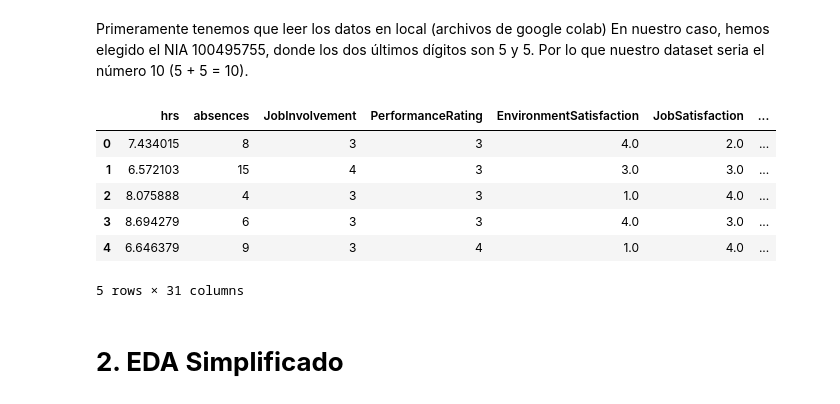
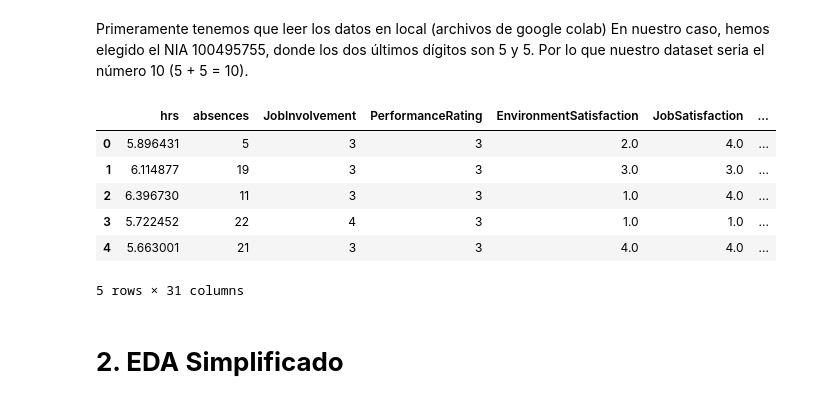
Before and after one commit to albatellouc3m/Grupo5, a Jupyter notebook: P1_AA.ipynb, the cells around one changed output. Cells and saved outputs as stored; diff of their text form; code cells hidden in the pictures.

```diff
--- a/P1_AA.ipynb
+++ b/P1_AA.ipynb
@@ -7,17 +7,17 @@ Primeramente tenemos que leer los datos en local (archivos de google colab) En n
 # %%
 import pandas as pd
 
-datos_generales = pd.read_csv('./attrition_availabledata_09.csv.gz')
-datos_test = pd.read_csv('./attrition_competition_09.csv.gz') # Datos para realizar el test
+datos_generales = pd.read_csv('./attrition_availabledata_06.csv.gz')
+datos_test = pd.read_csv('./attrition_competition_06.csv.gz') # Datos para realizar el test
 
 datos_generales.head()
 # %% [output]
 |  | hrs | absences | JobInvolvement | PerformanceRating | EnvironmentSatisfaction | JobSatisfaction | ... |
-| 0 | 7.434015 | 8 | 3 | 3 | 4.0 | 2.0 | ... |
-| 1 | 6.572103 | 15 | 4 | 3 | 3.0 | 3.0 | ... |
-| 2 | 8.075888 | 4 | 3 | 3 | 1.0 | 4.0 | ... |
-| 3 | 8.694279 | 6 | 3 | 3 | 4.0 | 3.0 | ... |
-| 4 | 6.646379 | 9 | 3 | 4 | 1.0 | 4.0 | ... |
+| 0 | 5.896431 | 5 | 3 | 3 | 2.0 | 4.0 | ... |
+| 1 | 6.114877 | 19 | 3 | 3 | 3.0 | 3.0 | ... |
+| 2 | 6.396730 | 11 | 3 | 3 | 1.0 | 4.0 | ... |
+| 3 | 5.722452 | 22 | 4 | 3 | 1.0 | 1.0 | ... |
+| 4 | 5.663001 | 21 | 3 | 3 | 4.0 | 4.0 | ... |
 5 rows × 31 columns
 # %% [markdown]
 # **2. EDA** **Simplificado**
```
Also changed, not shown: parts of 10 cells of this notebook, 2 other files.
